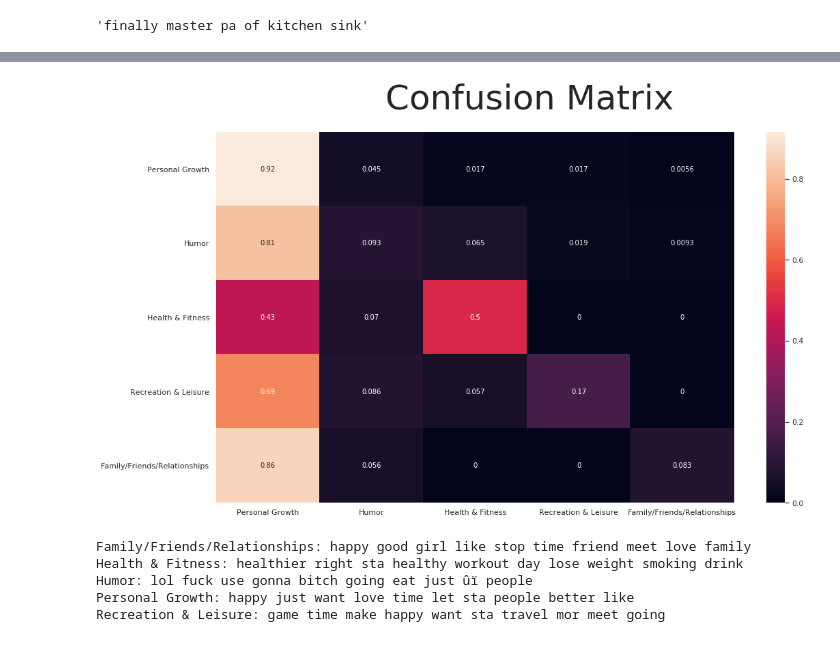
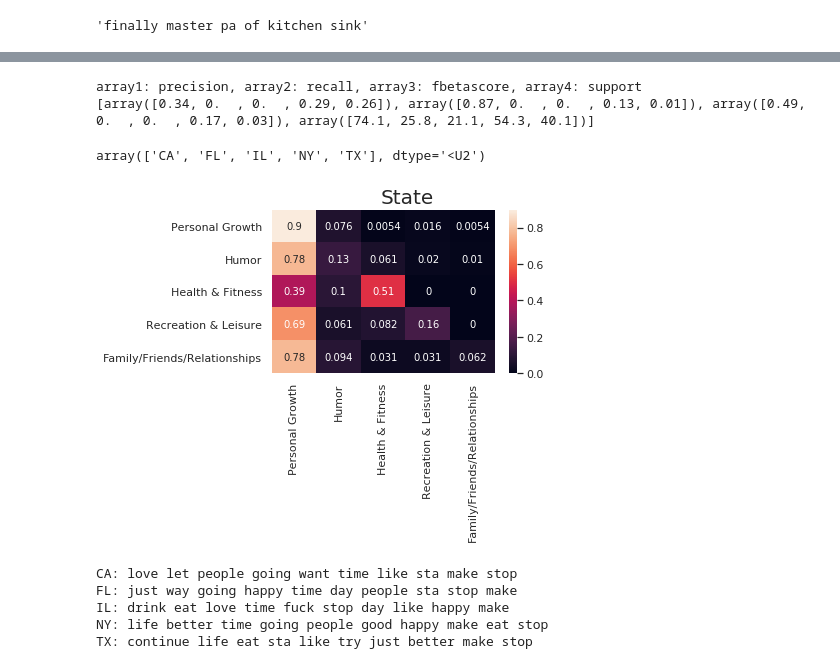
Before and after one commit to kaspergroenbek98/first-first-year-project, a Jupyter notebook: project1notebook.ipynb, the cells around one changed output, grey strips where cells are left out. Drawn from its saved outputs; the diff is of its cells as text; code cells hidden in the pictures.

```diff
--- a/project1notebook.ipynb
+++ b/project1notebook.ipynb
@@ -113,7 +113,7 @@ data.text[1]
 'finally master pa of kitchen sink'
 # %%
 # Vectorize using sklearn based on a vocabulary
-featureData = data.Resolution_Category ### CHANGE FEATURE HERE ###
+featureData = data.tweet_state ### CHANGE FEATURE HERE ###
 vectorizer = CountVectorizer(analyzer="word", stop_words= "english", min_df = 20, binary= True, ngram_range = (1,2), vocabulary = generate_vocabulary(data, featureData, vocab_unique))
 categories = list(zip(*nltk.FreqDist(featureData).most_common(5)))[0]
 mask = np.sum([featureData == category for category in categories], axis = 0, dtype='bool')
@@ -121,7 +121,7 @@ mask = np.sum([featureData == category for category in categories], axis = 0, dt
 # This is required to fix bugs. KFold uses indeces in the length of the array, but pandas "hides" arrays instead of removing them. Reset_index fixes this
 featureData = featureData[mask].reset_index()
 featureData.drop(["index"], axis = 1)
-featureData = featureData.Resolution_Category ### CHANGE FEATURE HERE ###
+featureData = featureData.tweet_state ### CHANGE FEATURE HERE ###
 
 #Here we use term frequency to downscale the importance of words occuring many times in a tweet. That way we hopefully get more weighted words.
 tfidf_transformer = TfidfTransformer()
@@ -139,6 +139,7 @@ kf = KFold(n_splits=k, shuffle=True)
 # and calculate the average of each of the 'k' models' accuracy
 # using the NB classifier and k-fold model class.
 # """
+results = []
 count = 0 # sum to calculate average of model accuracies
 bigram_count = 0 # sum to calculate average of bigram model accuracies
 for i, (train, test) in enumerate(kf.split(features)): # Loop over K chunk of data splits
@@ -147,13 +148,13 @@ for i, (train, test) in enumerate(kf.split(features)): # Loop over K chunk of da
     predicted = NBmodel.predict(tfidf_features[test])
     accuracy = np.mean(predicted == featureData[test])
     count += accuracy
-
+    results.append(metrics.precision_recall_fscore_support(featureData[test], predicted))
     # A classification_report
-    print("Iteration no.", i, "\n")
-    print("Accuracy of iteration number", i, ":", accuracy)
-    print("Report based on unigrams and bigrams.")
-    print(metrics.classification_report(featureData[test], predicted))
-    print("\n\n")
+    #print("Iteration no.", i, "\n")
+    #print("Accuracy of iteration number", i, ":", accuracy)
+    #print("Report based on unigrams and bigrams.")
+    #print(metrics.classification_report(featureData[test], predicted))
+    #print("\n\n")
 
 average = count/k
 
@@ -179,26 +164,34 @@ The accuracy average of the K-fold model:  0.5109009009009009
+# %%
+print('array1: precision, array2: recall, array3: fbetascore, array4: support')
+print(list(np.array(results).mean(axis=0).round(2)))
+NBmodel.classes_
+# %% [output]
+array1: precision, array2: recall, array3: fbetascore, array4: support
+[array([0.34, 0.  , 0.  , 0.29, 0.26]), array([0.87, 0.  , 0.  , 0.13, 0.01]), array([0.49, 0.  , 0.  , 0.17, 0.03]), array([74.1, 25.8, 21.1, 54.3, 40.1])]
+array(['CA', 'FL', 'IL', 'NY', 'TX'], dtype='<U2')
 # %%
 # A perfect confusion matrix using seaborn.
 array = metrics.confusion_matrix(featureData[test], predicted, normalize='true', labels = categories)
-fig = plt.figure(figsize=(17,10))
-fig.suptitle("Confusion Matrix", fontsize= 50)
+fig = plt.figure(figsize=(5,3))
+fig.suptitle("State", fontsize= 20)
 sn.set(font_scale=1) # for x/y label size
 sn.heatmap(array, annot=True, annot_kws={"size": 10}, xticklabels = categories, yticklabels = categories) # annot_kws is the size of the numbers.
 plt.show()
 # %% [output]
-[figure, old version]
+[figure, new version]
 # %%
 def print_top10(vectorizer, NBmodel): # Found on stackoverflow
     """Prints features with the highest coefficient values, per class"""
     feature_names = vectorizer.get_feature_names()
     for i, class_label in enumerate(NBmodel.classes_):
-        top10 = np.argsort(NBmodel.coef_[i])[-13:-3]
+        top10 = np.argsort(NBmodel.coef_[i])[-10:]
         print("%s: %s" % (class_label,
               " ".join(feature_names[j] for j in top10)))
 
 print_top10(vectorizer, NBmodel)
 # %% [output]
-Family/Friends/Relationships: happy good girl like stop time friend meet love family
-Health & Fitness: healthier right sta healthy workout day lose weight smoking drink
-Humor: lol fuck use gonna bitch going eat just ûï people
-Personal Growth: happy just want love time let sta people better like
-Recreation & Leisure: game time make happy want sta travel mor meet going
+CA: love let people going want time like sta make stop
+FL: just way going happy time day people sta stop make
+IL: drink eat love time fuck stop day like happy make
+NY: life better time going people good happy make eat stop
+TX: continue life eat sta like try just better make stop
```
Also changed, not shown: parts of 1 cell of this notebook.
